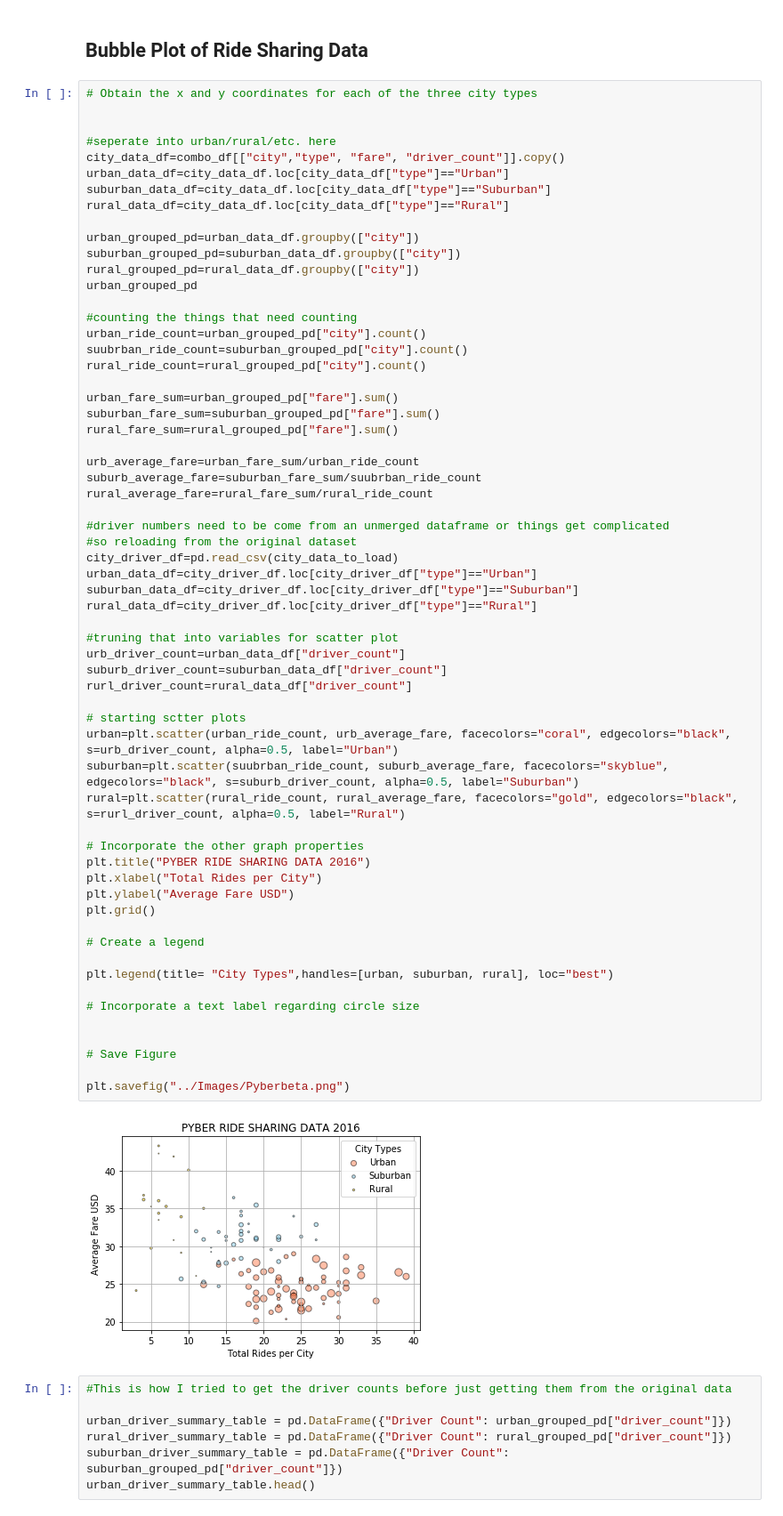
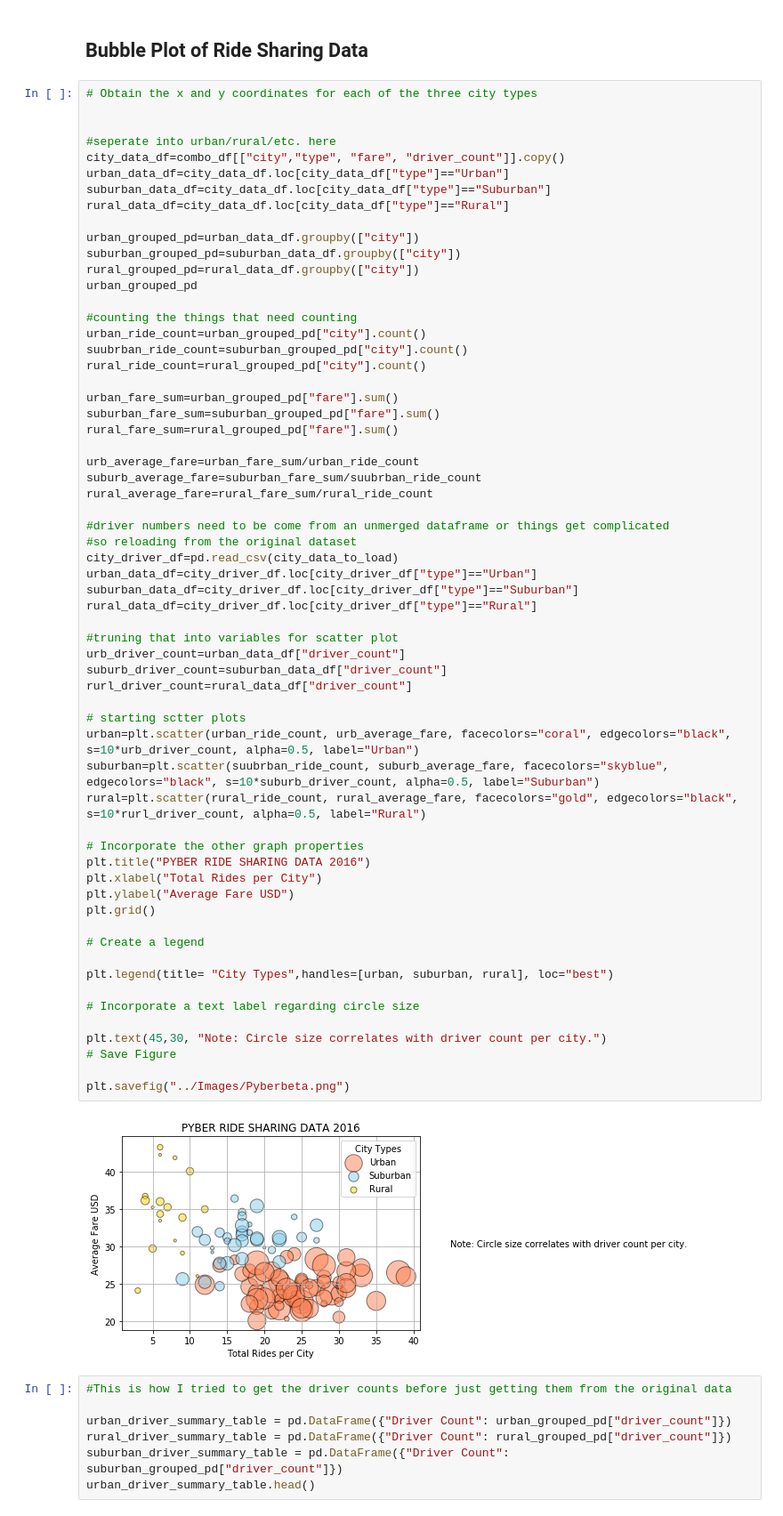
Before and after one commit to nicholasiii/Homework5, a Jupyter notebook: Pyber/pyber_starter.ipynb, the cells around one changed output. Shown: that part at 89% size. Saved outputs shown, nothing was run; the diff lists cells and outputs as text.

```diff
--- a/Pyber/pyber_starter.ipynb
+++ b/Pyber/pyber_starter.ipynb
@@ -60,38 +60,38 @@ rural_average_fare=rural_fare_sum/rural_ride_count
 #driver numbers need to be come from an unmerged dataframe or things get complicated
 #so reloading from the original dataset
 city_driver_df=pd.read_csv(city_data_to_load)
 urban_data_df=city_driver_df.loc[city_driver_df["type"]=="Urban"]
 suburban_data_df=city_driver_df.loc[city_driver_df["type"]=="Suburban"]
 rural_data_df=city_driver_df.loc[city_driver_df["type"]=="Rural"]
 
 #truning that into variables for scatter plot
 urb_driver_count=urban_data_df["driver_count"]
 suburb_driver_count=suburban_data_df["driver_count"]
 rurl_driver_count=rural_data_df["driver_count"]
 
 # starting sctter plots
-urban=plt.scatter(urban_ride_count, urb_average_fare, facecolors="coral", edgecolors="black", s=urb_driver_count, alpha=0.5, label="Urban")
-suburban=plt.scatter(suubrban_ride_count, suburb_average_fare, facecolors="skyblue", edgecolors="black", s=suburb_driver_count, alpha=0.5, label="Suburban")
-rural=plt.scatter(rural_ride_count, rural_average_fare, facecolors="gold", edgecolors="black", s=rurl_driver_count, alpha=0.5, label="Rural")
+urban=plt.scatter(urban_ride_count, urb_average_fare, facecolors="coral", edgecolors="black", s=10*urb_driver_count, alpha=0.5, label="Urban")
+suburban=plt.scatter(suubrban_ride_count, suburb_average_fare, facecolors="skyblue", edgecolors="black", s=10*suburb_driver_count, alpha=0.5, label="Suburban")
+rural=plt.scatter(rural_ride_count, rural_average_fare, facecolors="gold", edgecolors="black", s=10*rurl_driver_count, alpha=0.5, label="Rural")
 
 # Incorporate the other graph properties
 plt.title("PYBER RIDE SHARING DATA 2016")
 plt.xlabel("Total Rides per City")
 plt.ylabel("Average Fare USD")
 plt.grid()
 
 # Create a legend
 
 plt.legend(title= "City Types",handles=[urban, suburban, rural], loc="best")
 
 # Incorporate a text label regarding circle size
 
-
+plt.text(45,30, "Note: Circle size correlates with driver count per city.")
 # Save Figure
 
 plt.savefig("../Images/Pyberbeta.png")
 # %% [output]
-[figure, old version]
+[figure, new version]
 # %%
 #This is how I tried to get the driver counts before just getting them from the original data
 
```
Also changed, not shown: 1 other file.
